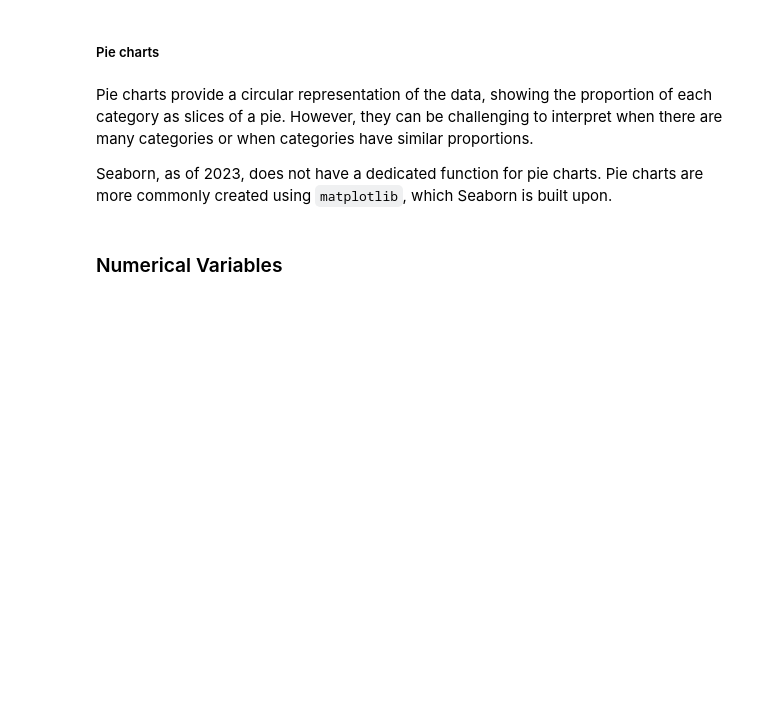
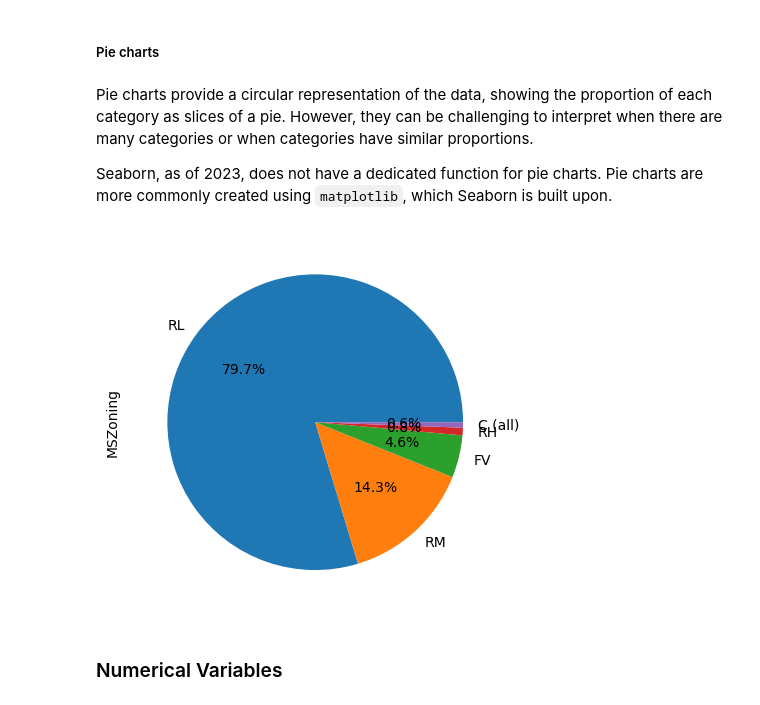
Before and after one commit to Ironhack-Data-Madrid-Enero-2024/apuntes_clase, a Jupyter notebook: semana_5/1.EDA_univariate.ipynb, the cells around one changed output. Cells and saved outputs as stored; diff of their text form; code cells hidden in the pictures; blank space fills up the shorter version.

```diff
--- a/semana_5/1.EDA_univariate.ipynb
+++ b/semana_5/1.EDA_univariate.ipynb
@@ -147,6 +389,10 @@ Same result now as the *bar plot* since it just assumes Y axis is the count of f
 Pie charts provide a circular representation of the data, showing the proportion of each category as slices of a pie. However, they can be challenging to interpret when there are many categories or when categories have similar proportions.
 
 Seaborn, as of 2023, does not have a dedicated function for pie charts. Pie charts are more commonly created using `matplotlib`, which Seaborn is built upon.
+# %%
+frecuencia.plot.pie(autopct='%1.1f%%');
+# %% [output]
+[figure, added]
 # %% [markdown]
 ### Numerical Variables
 # %% [markdown]
```
Also changed, not shown: parts of 36 cells of this notebook.
